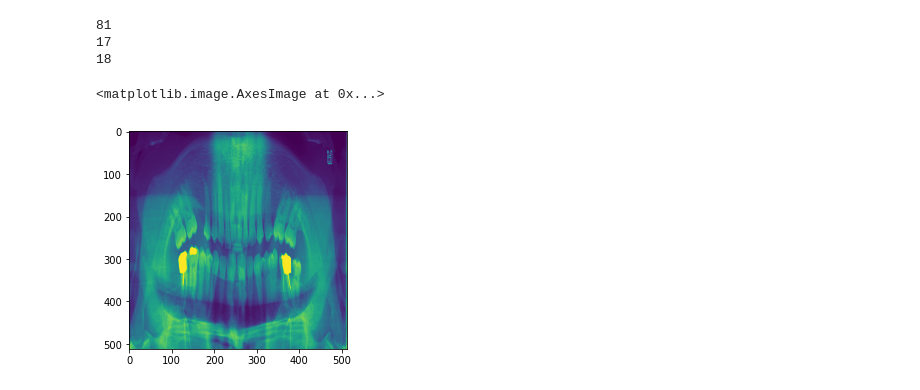
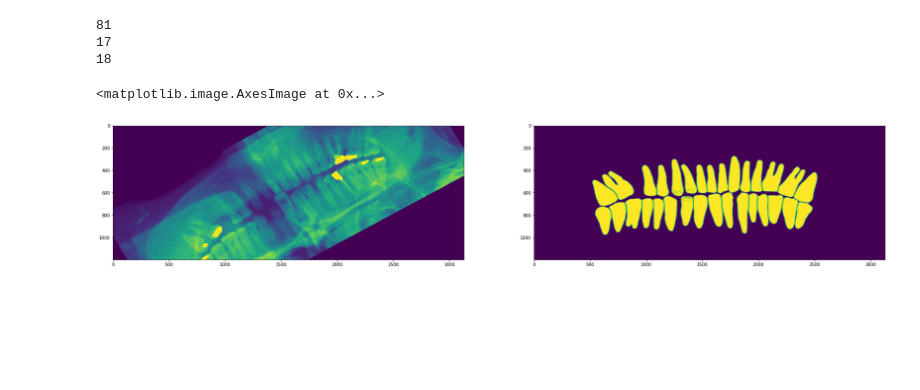
Before and after one commit to RobertSmithers/TeethSegmentation, a Jupyter notebook: loader.ipynb, the cells around one changed output. Saved outputs shown, nothing was run; the diff lists cells and outputs as text; code cells hidden in the pictures; blank space fills up the shorter version.

```diff
--- a/loader.ipynb
+++ b/loader.ipynb
@@ -78,13 +83,14 @@ def pre_images(resize_shape,path):
 ###display some processed result
 fig = plt.figure(figsize = (30,7))
 for index in range(7):
-  file_path1 = os.path.join('/content/d/Images', str(index+1)+'.png')
-  file_path2 = os.path.join('/content/d/masked_img', str(index+1)+'.png')
-  # print(file_path)
+  file_path1 = os.path.join('/content/data/original_img', str(index+1)+'.png')
+  file_path2 = os.path.join('/content/data/masked_img', str(index+1)+'.png')
+  # print(file_path2)
   ax = fig.add_subplot(2, 7, index+1)
-  plt.imshow(pre_images((512,512),file_path1))  #show result of converting every img to one color channel
+  plt.imshow(pre_images((3130,1200),file_path1))  #show result of converting every img to one color channel
   # plt.imshow(cv2.imread(file_path1))
 
   ax = fig.add_subplot(2, 7, index+8)
-  plt.imshow(cv2.imread(file_path2))
+  plt.imshow(resize((3130,1200),file_path2))
+  # plt.imshow(cv2.imread(file_path2))
 # %% [output]
@@ -167,14 +162,14 @@ class dset(Dataset):
 
     def __getitem__(self, index):
         if self.train:
-          imx_name = os.path.join(self.root_dir, 'Images',self.train_data.iloc[index, 0])
-          imy_name = os.path.join(self.root_dir, 'Images',self.train_data.iloc[index, 0].replace('.png','_m.png'))
+          imx_name = os.path.join(self.root_dir, 'original_img',self.train_data.iloc[index, 0])
+          imy_name = os.path.join(self.root_dir, 'original_img',self.train_data.iloc[index, 0].replace('.png','_m.png'))
         elif self.test:
-          imx_name = os.path.join(self.root_dir, 'Images',self.test_data.iloc[index, 0])
-          imy_name = os.path.join(self.root_dir, 'Images',self.test_data.iloc[index, 0].replace('.png','_m.png'))
+          imx_name = os.path.join(self.root_dir, 'original_img',self.test_data.iloc[index, 0])
+          imy_name = os.path.join(self.root_dir, 'original_img',self.test_data.iloc[index, 0].replace('.png','_m.png'))
         else:
-          imx_name = os.path.join(self.root_dir, 'Images', self.validation_data.iloc[index, 0])
-          imy_name = os.path.join(self.root_dir, 'Images',self.validation_data.iloc[index, 0].replace('.png','_m.png'))
+          imx_name = os.path.join(self.root_dir, 'original_img', self.validation_data.iloc[index, 0])
+          imy_name = os.path.join(self.root_dir, 'original_img',self.validation_data.iloc[index, 0].replace('.png','_m.png'))
 
         imx = Image.open(imx_name)
         imy = Image.open(imy_name).convert('L')
@@ -205,16 +200,16 @@ class dset(Dataset):
         return sample
 # %%
 ###initialize data_loaders
-tx_X = transforms.Compose([ transforms.Resize((512, 512)),
+tx_X = transforms.Compose([ transforms.Resize((1200, 3130)),
                               transforms.ToTensor(),
                               transforms.Normalize((0.5,), (0.5,))
                               ])
-tx_Y = transforms.Compose([ transforms.Resize((512, 512)),
+tx_Y = transforms.Compose([ transforms.Resize((1200, 3130)),
                               transforms.ToTensor()
                               ])
-train_data = dset('/content/d', train=True, test=False, transformX = tx_X, transformY = tx_Y)
-validation_data = dset('/content/d', train=False,test=False,transformX = tx_X, transformY = tx_Y)
-test_data = dset('/content/d', train=False, test=True,transformX = tx_X, transformY = tx_Y)
+train_data = dset('/content/data', train=True, test=False, transformX = tx_X, transformY = tx_Y)
+validation_data = dset('/content/data', train=False,test=False,transformX = tx_X, transformY = tx_Y)
+test_data = dset('/content/data', train=False, test=True,transformX = tx_X, transformY = tx_Y)
 
 train_loader = DataLoader(dataset=train_data, batch_size=2, shuffle=True, num_workers=2)
 validation_loader = DataLoader(dataset=validation_data, batch_size=2, shuffle=True, num_workers=2)
@@ -230,7 +225,11 @@ print(len(test_data))
 # %%
 # print(train_data[0]['image'])
 # plt.imshow(train_data[0]['image'].squeeze(0))
-plt.imshow(train_data[8]['image'].squeeze(0))
+fig = plt.figure(figsize = (32,32))
+ax = fig.add_subplot(2, 2, 1)
+plt.imshow(train_data[2]['image'].squeeze(0))
+ax = fig.add_subplot(2, 2, 2)
+plt.imshow(train_data[2]['annotation'].squeeze(0))
 # %% [output]
 <matplotlib.image.AxesImage at 0x...>
-[figure, old version]
+[figure, new version]
```
Also changed, not shown: parts of 12 cells of this notebook.
